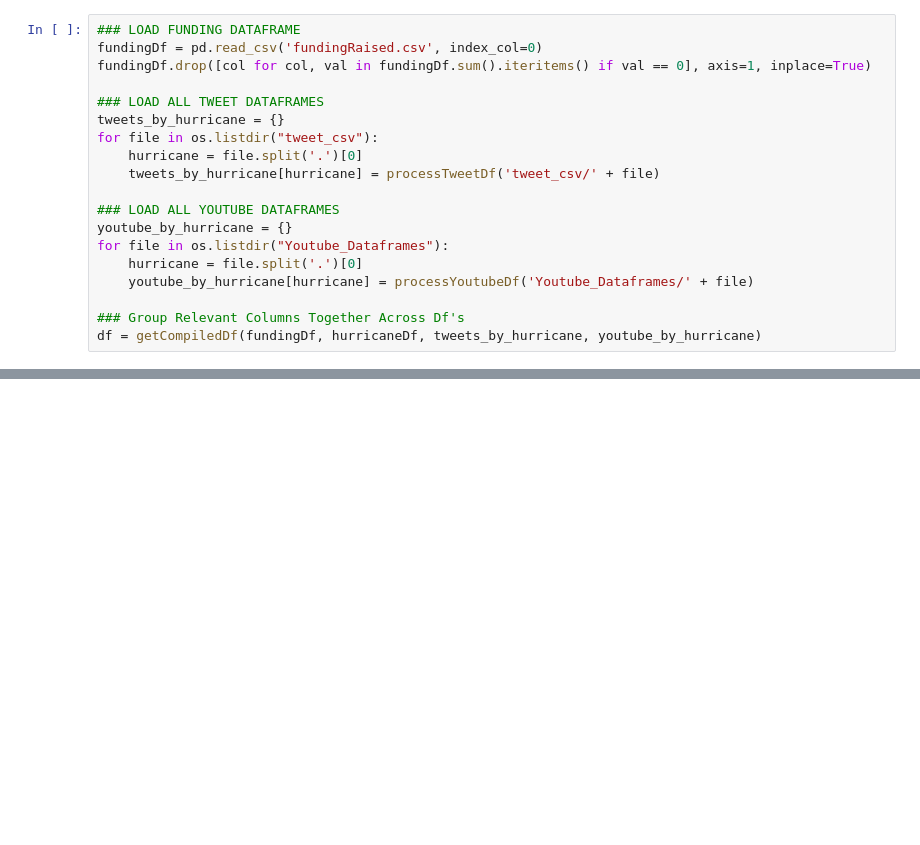
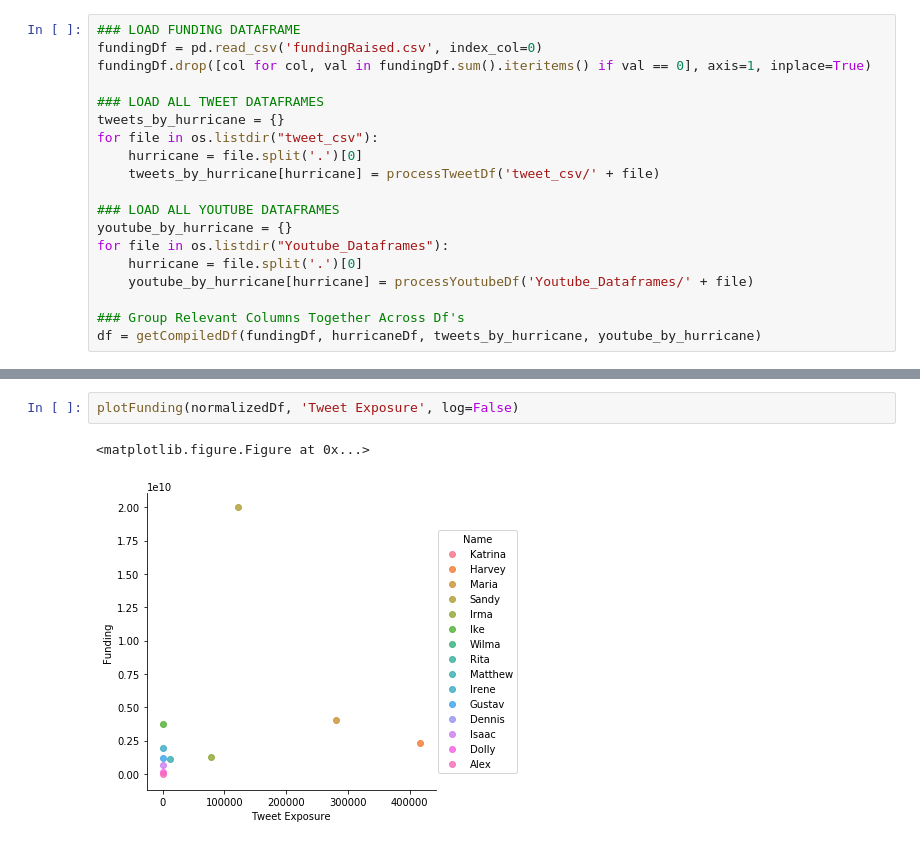
Before and after one commit to simralc/disaster-analysis, a Jupyter notebook: Data_Analytics_Sunil.ipynb, the cells around one changed output, grey strips where cells are left out. Drawn from its saved outputs; the diff is of its cells as text; blank space fills up the shorter version.

```diff
--- a/Data_Analytics_Sunil.ipynb
+++ b/Data_Analytics_Sunil.ipynb
@@ -167,0 +214,5 @@ inflationAdjustedDf
+# %%
+plotFunding(normalizedDf, 'Tweet Exposure', log=False)
+# %% [output]
+<matplotlib.figure.Figure at 0x...>
+[figure, added]
```
Also changed, not shown: parts of 11 cells of this notebook.
